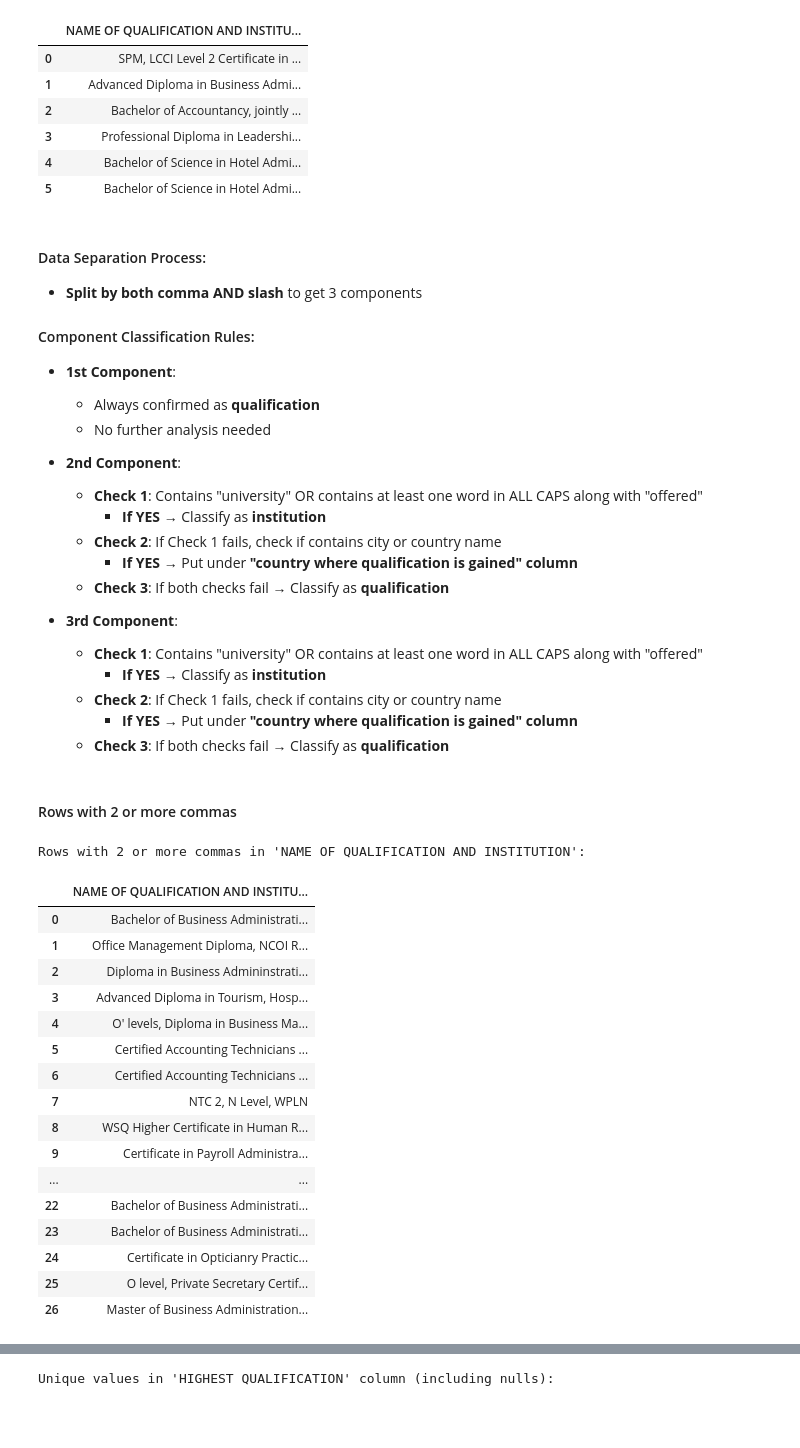
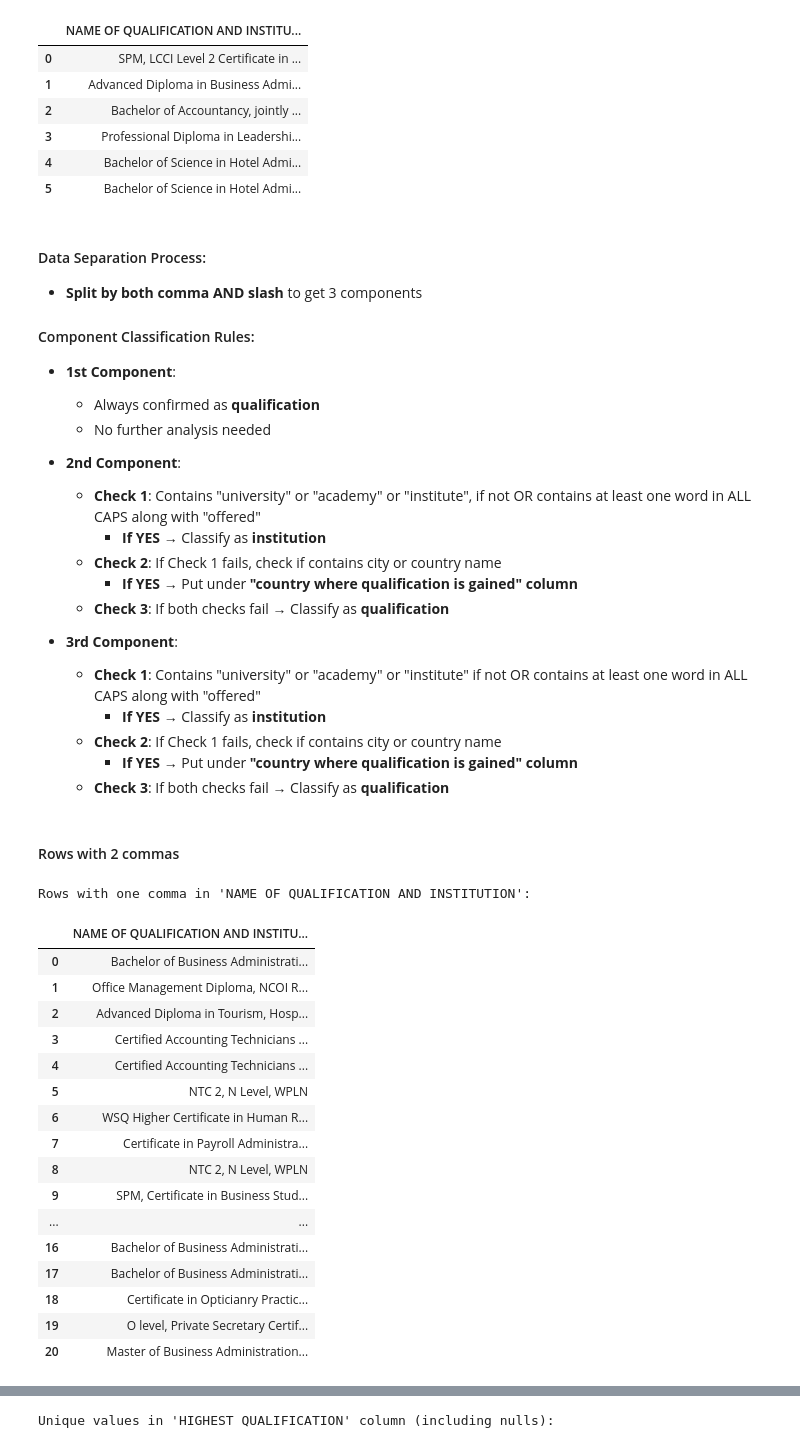
Before and after one commit to swamhtetg90/DAVI-CA2, a Jupyter notebook: data_cleaning.ipynb, the cells around one changed output, grey strips where cells are left out. Cells and saved outputs as stored; diff of their text form; code cells hidden in the pictures; blank space fills up the shorter version.

Commit message:
Qualification finalised analysis

```diff
--- a/data_cleaning.ipynb
+++ b/data_cleaning.ipynb
@@ -584,43 +604,43 @@ Rows with EXACTLY 1 comma and EXACTLY 1 slash in 'NAME OF QUALIFICATION AND INST
   - No further analysis needed
 
 - **2nd Component**:
-  - **Check 1**: Contains "university" OR contains at least one word in ALL CAPS along with "offered"
+  - **Check 1**: Contains "university" or "academy" or "institute", if not OR contains at least one word in ALL CAPS along with "offered"
     - **If YES** → Classify as **institution**
   - **Check 2**: If Check 1 fails, check if contains city or country name
     - **If YES** → Put under **"country where qualification is gained" column**
   - **Check 3**: If both checks fail → Classify as **qualification**
 
 - **3rd Component**:
-  - **Check 1**: Contains "university" OR contains at least one word in ALL CAPS along with "offered"
+  - **Check 1**: Contains "university" or "academy" or "institute" if not OR contains at least one word in ALL CAPS along with "offered"
     - **If YES** → Classify as **institution**
   - **Check 2**: If Check 1 fails, check if contains city or country name
     - **If YES** → Put under **"country where qualification is gained" column**
   - **Check 3**: If both checks fail → Classify as **qualification**
 # %% [markdown]
-#### Rows with 2 or more commas
+#### Rows with 2 commas
 # %%
-# Filter rows with 2 or more commas (Comma Count >= 2) and reset index
-more_comma_rows = student_profiles[student_profiles['Comma Count'] >= 2].reset_index(drop=True)
+# Filter rows with no commas (Comma Count == 1) and reset index
+two_comma_rows = student_profiles[student_profiles['Comma Count'] == 2].reset_index(drop=True)
 
 # Display the filtered rows
-print("Rows with 2 or more commas in 'NAME OF QUALIFICATION AND INSTITUTION':")
-display(more_comma_rows[['NAME OF QUALIFICATION AND INSTITUTION']])
+print("Rows with one comma in 'NAME OF QUALIFICATION AND INSTITUTION':")
+display(two_comma_rows[['NAME OF QUALIFICATION AND INSTITUTION']])
 # %% [output]
-Rows with 2 or more commas in 'NAME OF QUALIFICATION AND INSTITUTION':
+Rows with one comma in 'NAME OF QUALIFICATION AND INSTITUTION':
 |  | NAME OF QUALIFICATION AND INSTITU... |
 | 0 | Bachelor of Business Administrati... |
 | 1 | Office Management Diploma, NCOI R... |
-| 2 | Diploma in Business Admininstrati... |
-| 3 | Advanced Diploma in Tourism, Hosp... |
-| 4 | O' levels, Diploma in Business Ma... |
-| 5 | Certified Accounting Technicians ... |
-| 6 | Certified Accounting Technicians ... |
-| 7 | NTC 2, N Level, WPLN |
-| 8 | WSQ Higher Certificate in Human R... |
-| 9 | Certificate in Payroll Administra... |
+| 2 | Advanced Diploma in Tourism, Hosp... |
+| 3 | Certified Accounting Technicians ... |
+| 4 | Certified Accounting Technicians ... |
+| 5 | NTC 2, N Level, WPLN |
+| 6 | WSQ Higher Certificate in Human R... |
+| 7 | Certificate in Payroll Administra... |
+| 8 | NTC 2, N Level, WPLN |
+| 9 | SPM, Certificate in Business Stud... |
 | ... | ... |
-| 22 | Bachelor of Business Administrati... |
-| 23 | Bachelor of Business Administrati... |
-| 24 | Certificate in Opticianry Practic... |
-| 25 | O level, Private Secretary Certif... |
-| 26 | Master of Business Administration... |
+| 16 | Bachelor of Business Administrati... |
+| 17 | Bachelor of Business Administrati... |
+| 18 | Certificate in Opticianry Practic... |
+| 19 | O level, Private Secretary Certif... |
+| 20 | Master of Business Administration... |
```
Also changed, not shown: parts of 11 cells of this notebook.
